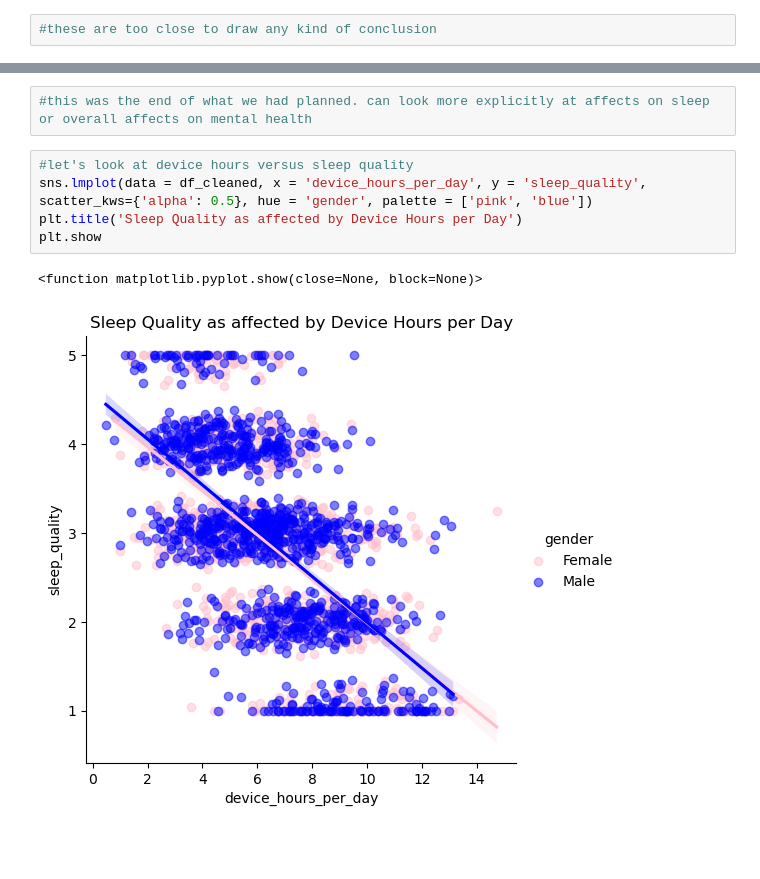
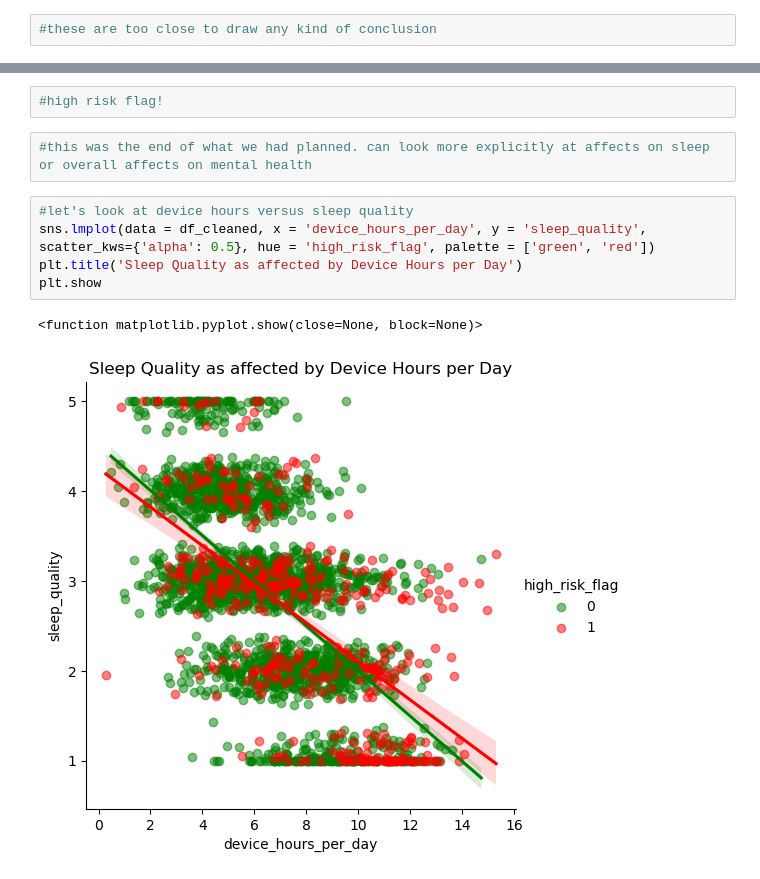
Before and after one commit to abbeygodfrey/insy6500-project, a Jupyter notebook: notebooks/data_cleanup.ipynb, the cells around one changed output, grey strips where cells are left out. Drawn from its saved outputs; the diff is of its cells as text; blank space fills up the shorter version.

```diff
--- a/notebooks/data_cleanup.ipynb
+++ b/notebooks/data_cleanup.ipynb
@@ -424,10 +424,12 @@ plt.show
+# %%
+#high risk flag!
 # %%
 #this was the end of what we had planned. can look more explicitly at affects on sleep or overall affects on mental health
 # %%
 #let's look at device hours versus sleep quality
-sns.lmplot(data = df_cleaned, x = 'device_hours_per_day', y = 'sleep_quality', scatter_kws={'alpha': 0.5}, hue = 'gender', palette = ['pink', 'blue'])
+sns.lmplot(data = df_cleaned, x = 'device_hours_per_day', y = 'sleep_quality', scatter_kws={'alpha': 0.5}, hue = 'high_risk_flag', palette = ['green', 'red'])
 plt.title('Sleep Quality as affected by Device Hours per Day')
 plt.show
 # %% [output]
 <function matplotlib.pyplot.show(close=None, block=None)>
-[figure, old version]
+[figure, new version]
```
Also changed, not shown: parts of 41 cells of this notebook, 1 other file.
